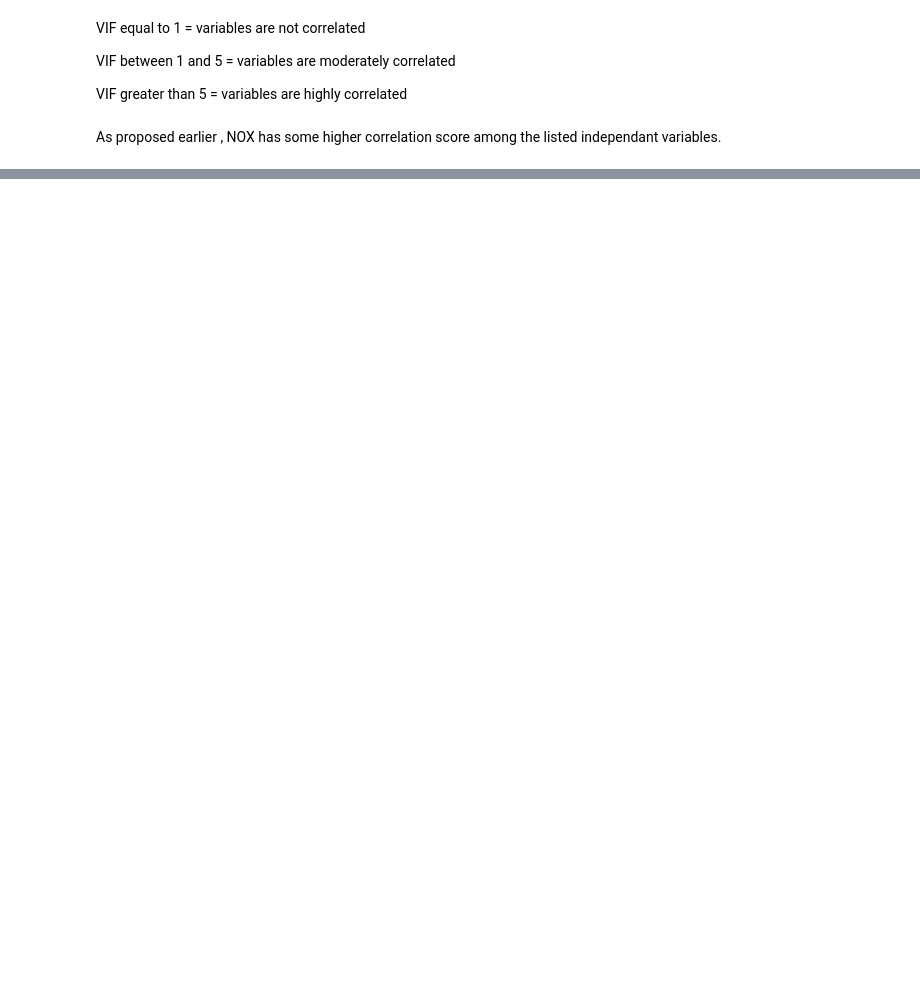
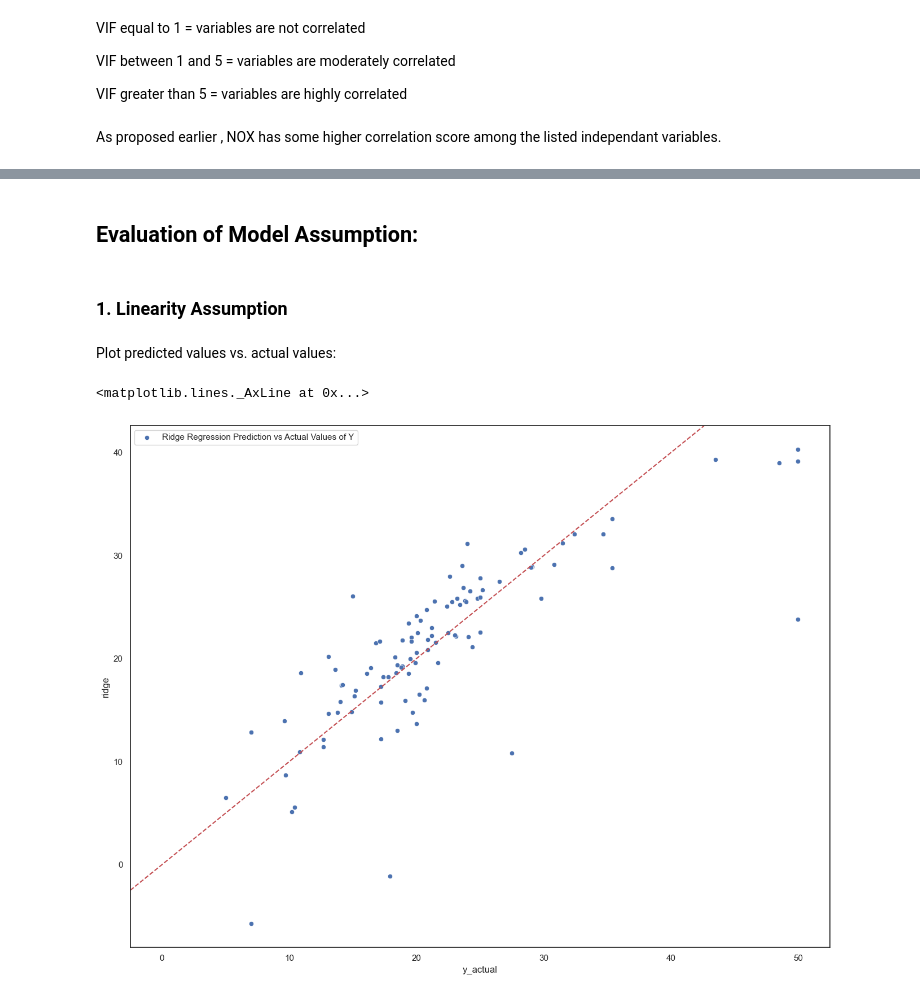
Before and after one commit to Luka-998/PY, a Jupyter notebook: Python Data Science - Learning Path/Final Project/_notebooks/pre_processing.ipynb, the cells around one changed output, grey strips where cells are left out. Saved outputs shown, nothing was run; the diff lists cells and outputs as text; code cells hidden in the pictures; blank space fills up the shorter version.

```diff
--- a/Python Data Science - Learning Path/Final Project/_notebooks/pre_processing.ipynb
+++ b/Python Data Science - Learning Path/Final Project/_notebooks/pre_processing.ipynb
@@ -1079,9 +1079,9 @@ ridge_cv.coef_
 array([-0.71324461, -0.07728186, -1.50594817,  3.44320379, -0.27099624,
        -2.5215257 ,  0.16662604, -1.96903641,  1.10491044, -3.52681518])
 # %%
-y_pred = ridge_cv.predict(X_test_scaled)
-r2score = r2_score(y_test, y_pred)
-MAE = mean_absolute_error(y_test,y_pred)
+y_pred_ridge = ridge_cv.predict(X_test_scaled)
+r2score = r2_score(y_test, y_pred_ridge)
+MAE = mean_absolute_error(y_test,y_pred_ridge)
 print(f'Model score (R^2): {r2score}')
 # %% [output]
 Model score (R^2): 0.6210478938452031
@@ -1237,0 +1238,15 @@ vifs_ge4
+# %% [markdown]
+## Evaluation of Model Assumption:
+# %% [markdown]
+### 1. Linearity Assumption
+# %% [markdown]
+Plot predicted values vs. actual values:
+# %%
+model_evaluation = pd.DataFrame({'lg':model_predicting,'ridge':y_pred_ridge,'y_actual':y_test})
+model_evaluation
+plt.figure(figsize=(16,12))
+sns.scatterplot(data=model_evaluation,x='y_actual',y='ridge',label='Ridge Regression Prediction vs Actual Values of Y')
+plt.axline(xy1=[0,0],slope=1,c='r', linestyle='--', label='perfect prediction')
+# %% [output]
+<matplotlib.lines._AxLine at 0x...>
+[figure, added]
```
Also changed, not shown: parts of 4 cells of this notebook.
